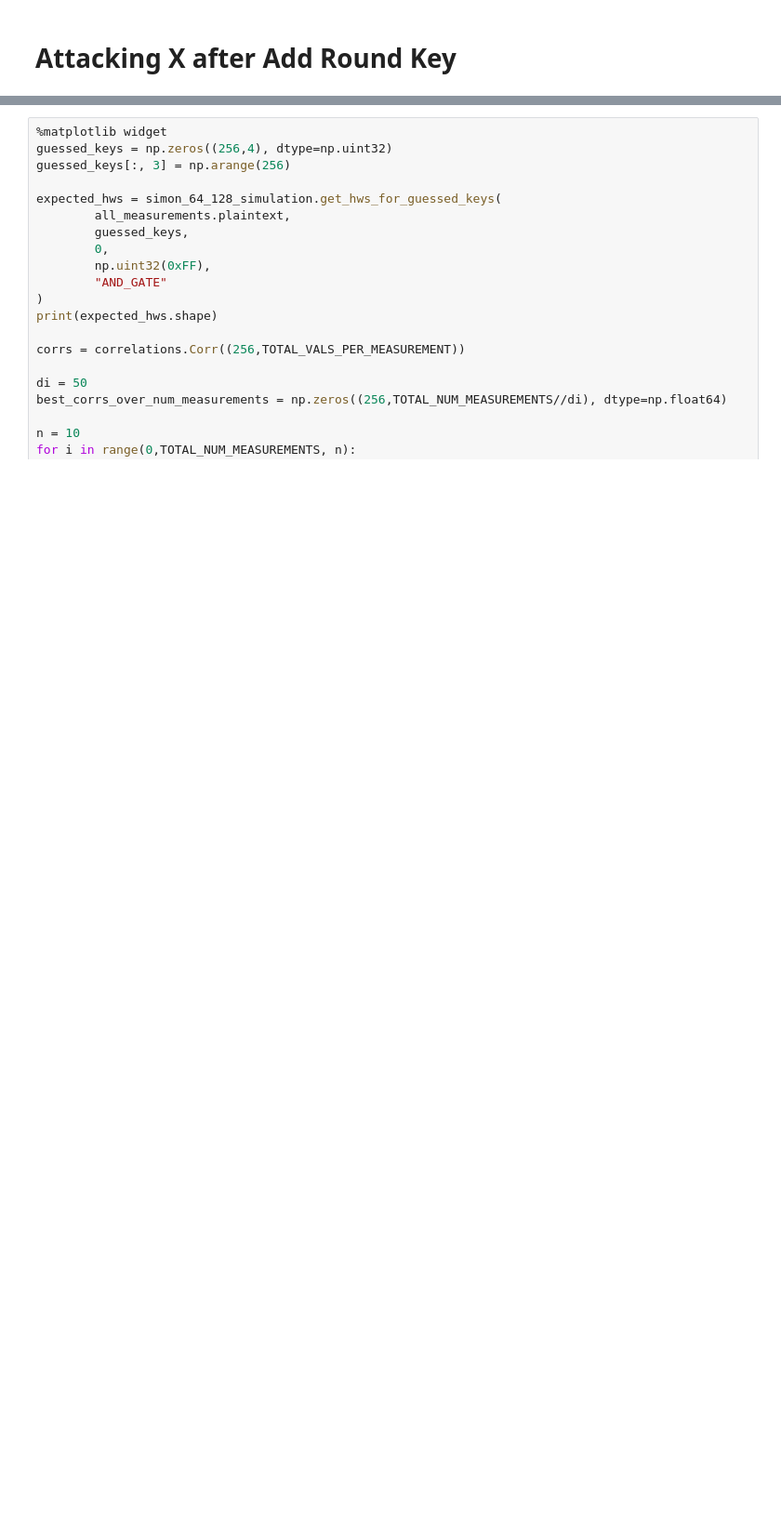
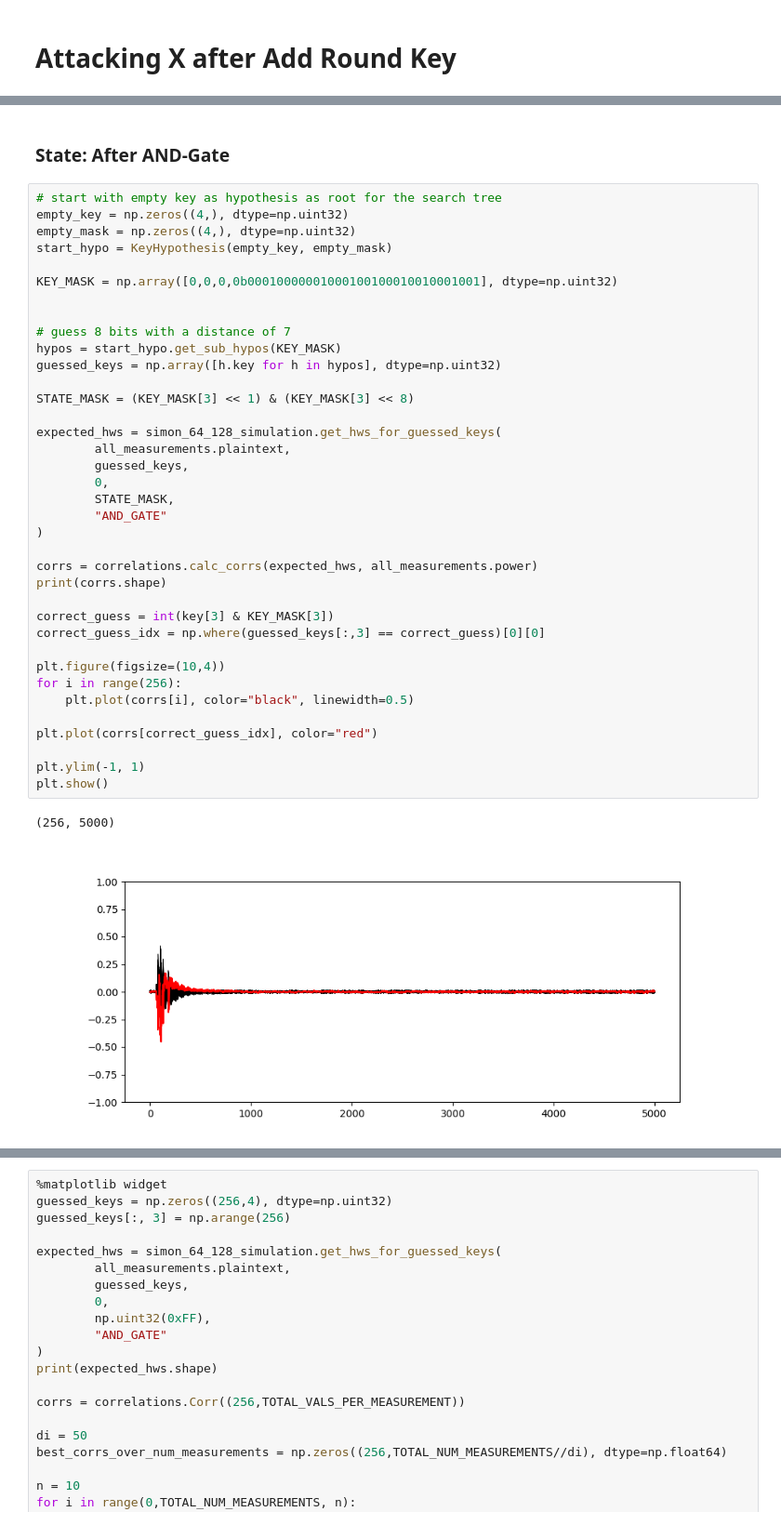
Before and after one commit to Makowe/impl-attck, a Jupyter notebook: simon/simon_64_128_attack_real.ipynb, the cells around one changed output, grey strips where cells are left out. Shown at 93% size. Saved outputs shown, nothing was run; the diff lists cells and outputs as text; blank space fills up the shorter version.

```diff
--- a/simon/simon_64_128_attack_real.ipynb
+++ b/simon/simon_64_128_attack_real.ipynb
@@ -197,0 +273,42 @@ plt.show()
+# %% [markdown]
+### State: After AND-Gate
+# %%
+# start with empty key as hypothesis as root for the search tree
+empty_key = np.zeros((4,), dtype=np.uint32)
+empty_mask = np.zeros((4,), dtype=np.uint32)
+start_hypo = KeyHypothesis(empty_key, empty_mask)
+
+KEY_MASK = np.array([0,0,0,0b00010000001000100100010010001001], dtype=np.uint32)
+
+
+# guess 8 bits with a distance of 7
+hypos = start_hypo.get_sub_hypos(KEY_MASK)
+guessed_keys = np.array([h.key for h in hypos], dtype=np.uint32)
+
+STATE_MASK = (KEY_MASK[3] << 1) & (KEY_MASK[3] << 8)
+
+expected_hws = simon_64_128_simulation.get_hws_for_guessed_keys(
+        all_measurements.plaintext,
+        guessed_keys,
+        0,
+        STATE_MASK,
+        "AND_GATE"
+)
+
+corrs = correlations.calc_corrs(expected_hws, all_measurements.power)
+print(corrs.shape)
+
+correct_guess = int(key[3] & KEY_MASK[3])
+correct_guess_idx = np.where(guessed_keys[:,3] == correct_guess)[0][0]
+
+plt.figure(figsize=(10,4))
+for i in range(256):
+    plt.plot(corrs[i], color="black", linewidth=0.5)
+
+plt.plot(corrs[correct_guess_idx], color="red")
+
+plt.ylim(-1, 1)
+plt.show()
+# %% [output]
+(256, 5000)
+[figure, added]
```
Also changed, not shown: parts of 9 cells of this notebook.
